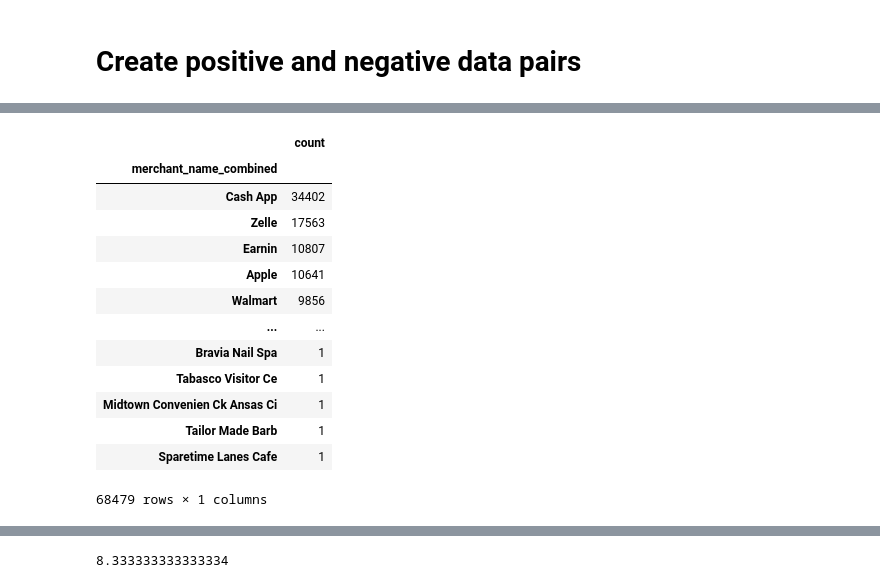
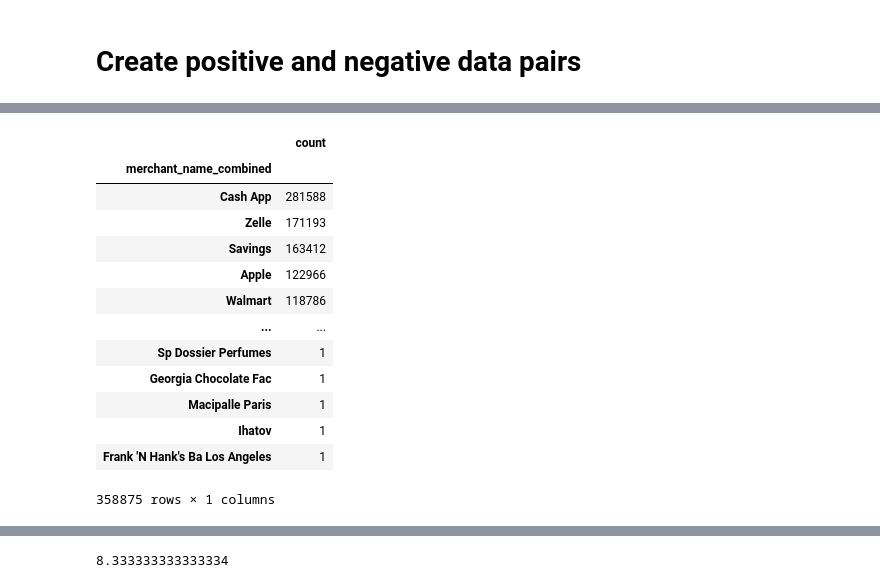
Before and after one commit to claracaste/exploration, a Jupyter notebook: MERCHANTS/data_pairs_creation.ipynb, the cells around one changed output, grey strips where cells are left out. Drawn from its saved outputs; the diff is of its cells as text; code cells hidden in the pictures.

Commit message:
add data pair creation

```diff
--- a/MERCHANTS/data_pairs_creation.ipynb
+++ b/MERCHANTS/data_pairs_creation.ipynb
@@ -56,0 +174,3 @@ df_data_raw = pd.read_csv("/Users/claracastellanos/Documents/DATA/MERCHANTS/2024
+# %%
+df_data_raw['len_sentence'] = df_data_raw['sentence'].apply(lambda x: len(x))
+df_data_raw['num_words'] = df_data_raw['sentence'].apply(lambda x: len(x.split(' ')))
@@ -64,2 +184,0 @@ df_data_raw.shape[0]
-# %%
-df_data_raw['sentence'] = df_data_raw['original_description_plaid'] + ' ' + df_data_raw['payment_channel']+ ' ' + str(df_data_raw['amount'])
@@ -74,0 +314,4 @@ print(len(unique_merchants))
+# %%
+df_data_raw['merchant_name_combined_len'] = df_data_raw['merchant_name_combined'].apply(lambda x: len(x))
+# %%
+df_data = df_data_raw[df_data_raw['merchant_name_combined_len']>1]
@@ -75,21 +339,21 @@ print(len(unique_merchants))
 # %%
-df_merchant_volume = df_data['merchant_name_combined'].value_counts().to_frame()
+df_merchant_volume = df_data['merchant_name_combined'].value_counts(dropna=False).to_frame()
 df_merchant_volume
 # %% [output]
 |  | count |
 | merchant_name_combined |  |
-| Cash App | 34402 |
-| Zelle | 17563 |
-| Earnin | 10807 |
-| Apple | 10641 |
-| Walmart | 9856 |
+| Cash App | 281588 |
+| Zelle | 171193 |
+| Savings | 163412 |
+| Apple | 122966 |
+| Walmart | 118786 |
 | ... | ... |
-| Bravia Nail Spa | 1 |
-| Tabasco Visitor Ce | 1 |
-| Midtown Convenien Ck Ansas Ci | 1 |
-| Tailor Made Barb | 1 |
-| Sparetime Lanes Cafe | 1 |
+| Sp Dossier Perfumes | 1 |
+| Georgia Chocolate Fac | 1 |
+| Macipalle Paris | 1 |
+| Ihatov | 1 |
+| Frank 'N Hank's Ba Los Angeles | 1 |
-68479 rows × 1 columns
+358875 rows × 1 columns
 # %%
 n_tot_trans  = df_data.shape[0]
 df_merchant_volume['perc_traffic'] = df_merchant_volume['count']/n_tot_trans
```
Also changed, not shown: parts of 52 cells of this notebook, 1 other file.
